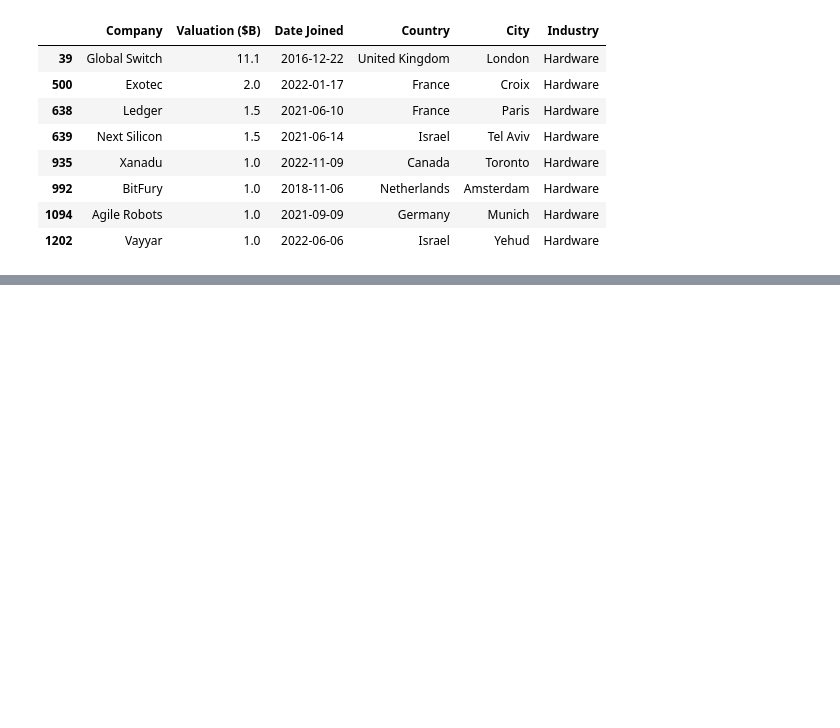
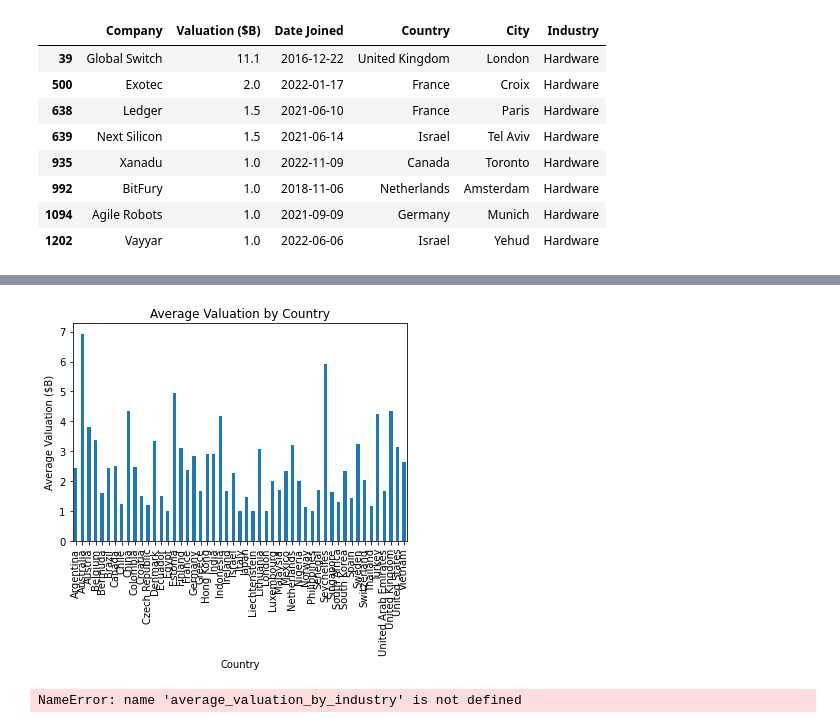
Before and after one commit to momenai/Unicorn-Analysis, a Jupyter notebook: unicorn analysis.ipynb, the cells around one changed output, grey strips where cells are left out. Cells and saved outputs as stored; diff of their text form; code cells hidden in the pictures; blank space fills up the shorter version.

```diff
--- a/unicorn analysis.ipynb
+++ b/unicorn analysis.ipynb
@@ -355,0 +719,3 @@ hardware_unicorns_not_in_usa_or_china
+# %%
+average_valuation_by_country = unicorn_data.groupby('Country')['Valuation ($B)'].mean()
+print(average_valuation_by_country)
@@ -355,0 +740,16 @@ hardware_unicorns_not_in_usa_or_china
+# %%
+average_valuation_by_country.plot(kind='bar')
+plt.title('Average Valuation by Country')
+plt.xlabel('Country')
+plt.ylabel('Average Valuation ($B)')
+plt.show()
+# %% [output]
+[figure, added]
+# %%
+average_valuation_by_industry.plot(kind='bar')
+plt.title('Average Valuation by Industry')
+plt.xlabel('Industry')
+plt.ylabel('Average Valuation ($B)')
+plt.show()
+# %% [output]
+NameError: name 'average_valuation_by_industry' is not defined
```
Also changed, not shown: parts of 61 cells of this notebook.
